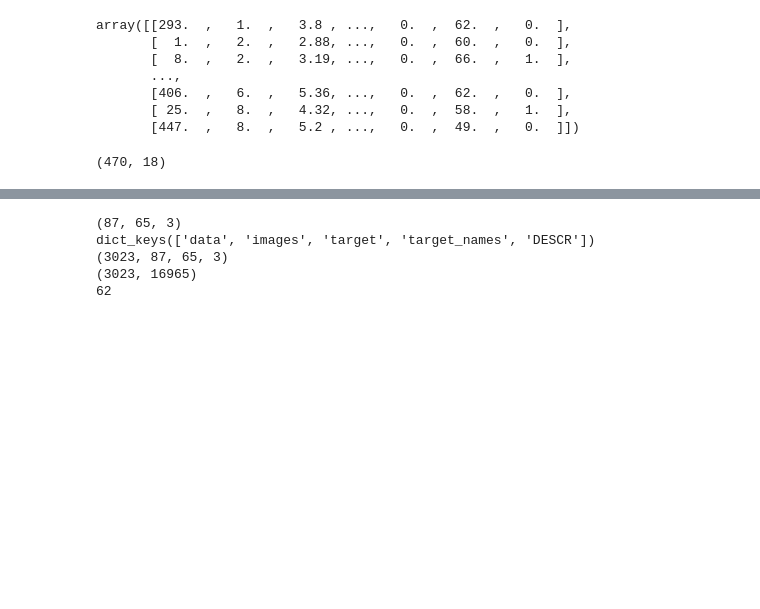
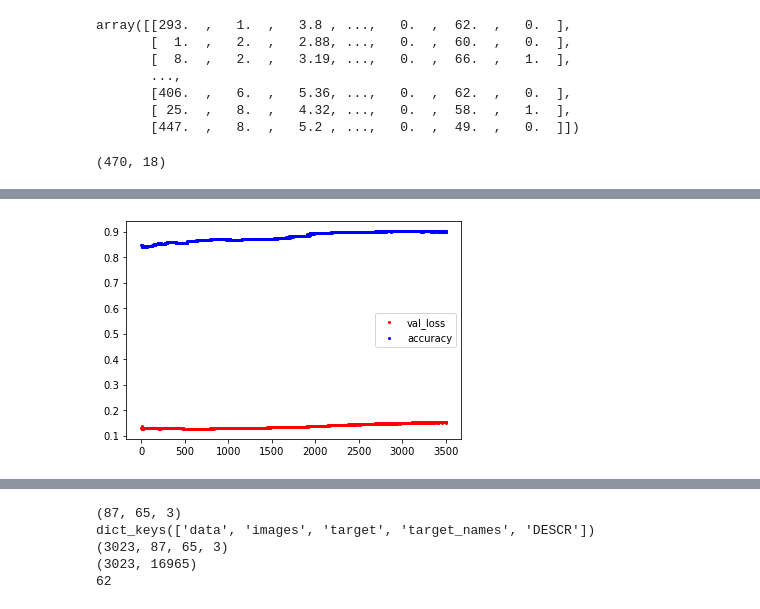
Before and after one commit to comet08/Machine_Learning, a Jupyter notebook: 13주차/DeepLearning.ipynb, the cells around one changed output, grey strips where cells are left out. Saved outputs shown, nothing was run; the diff lists cells and outputs as text; code cells hidden in the pictures; blank space fills up the shorter version.

Commit message:
add early stopping and checkpoint

```diff
--- a/13주차/DeepLearning.ipynb
+++ b/13주차/DeepLearning.ipynb
@@ -154,0 +178,11 @@ _________________________________________________________________
+# %%
+from keras.callbacks import ModelCheckpoint
+
+MODEL_DIR = './model'
+if not os.path.exists(MODEL_DIR):
+    os.mkdir(MODEL_DIR)
+# 모델 폴더가 없으면 새로 만들기
+
+modelpath = './model/{epoch:02d}-{val_loss:4f}.hdf5'
+# 에포크 횟수와 테스트 오차 값으로 파일명을 만들어 모델을 저장
+# 모델을 저장하기 위해서 콜백함수를 호출함
@@ -154,0 +194,5 @@ _________________________________________________________________
+# %%
+checkpointer = ModelCheckpoint(filepath = modelpath, monitor='val_loss', verbose=1)
+
+model.fit(X, y, validation_split=0.2, epochs=100, batch_size=100, verbose=2,
+         callbacks=[checkpointer])
@@ -154,0 +218,9 @@ _________________________________________________________________
+# %%
+checkpointer = ModelCheckpoint(filepath = modelpath,
+                               monitor='val_loss', verbose=1,
+                              save_best_only=True)
+
+# save_best_only = 개선된 결과만 저장
+
+model.fit(X, y, validation_split=0.2, epochs=100, batch_size=100, verbose=0,
+         callbacks=[checkpointer])
@@ -154,0 +246,3 @@ _________________________________________________________________
+# %%
+history = model.fit(X_train, y_train, validation_split=.2,
+                   epochs=3000, batch_size=500)
@@ -154,0 +287,14 @@ _________________________________________________________________
+# %%
+y_vloss = history.history['val_loss'] # 테스트 세트 손실
+y_acc = history.history['accuracy'] # 학습 세트의 정확도
+
+
+x_len = np.arange(len(y_acc))
+plt.plot(x_len, y_vloss, 'o', c='red', markersize=2, label="val_loss")
+plt.plot(x_len, y_acc, 'o', c='blue',  markersize=2,label = 'accuracy')
+plt.legend()
+plt.show()
+
+# 오차가 점점 증가하는....
+# %% [output]
+[figure, added]
```
Also changed, not shown: parts of 32 cells of this notebook.
